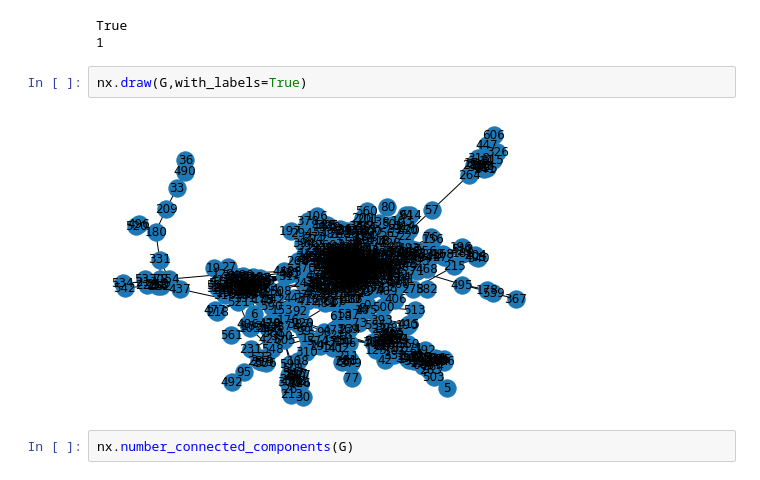
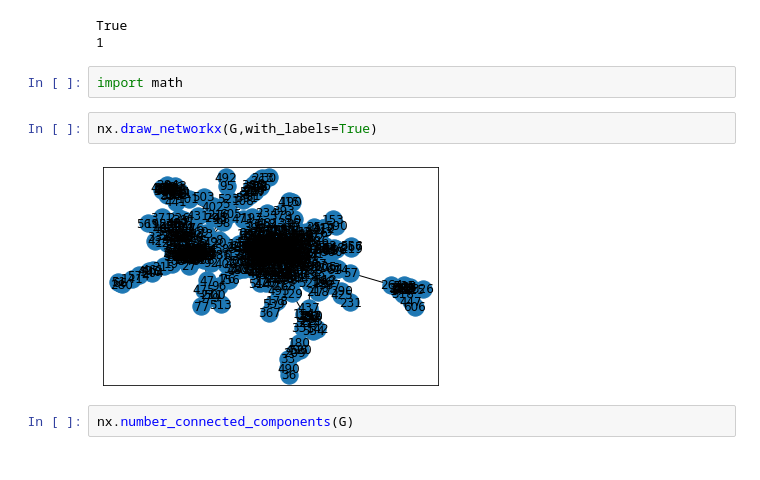
Before and after one commit to Andreaierardi/SocialNetworkAnalysis-project, a Jupyter notebook: project_code.ipynb, the cells around one changed output. Cells and saved outputs as stored; diff of their text form.

```diff
--- a/project_code.ipynb
+++ b/project_code.ipynb
@@ -246,10 +256,12 @@ print(nx.number_connected_components(G))
 # %% [output]
 True
 1
+# %%
+import math
 # %%
-nx.draw(G,with_labels=True)
+nx.draw_networkx(G,with_labels=True)
 # %% [output]
-[figure, old version]
+[figure, new version]
 # %%
 nx.number_connected_components(G)
 # %% [output]
```
Also changed, not shown: parts of 44 cells of this notebook.
